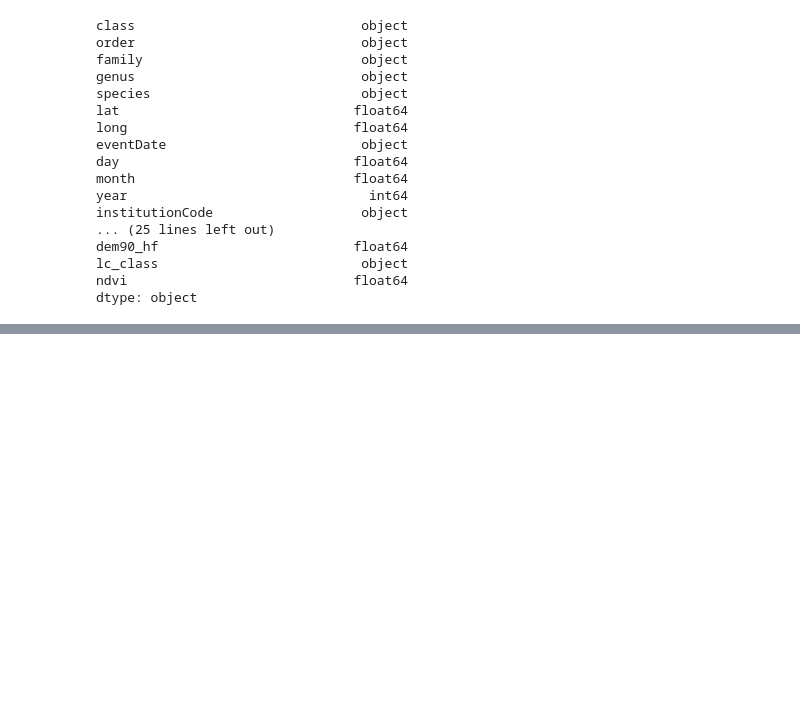
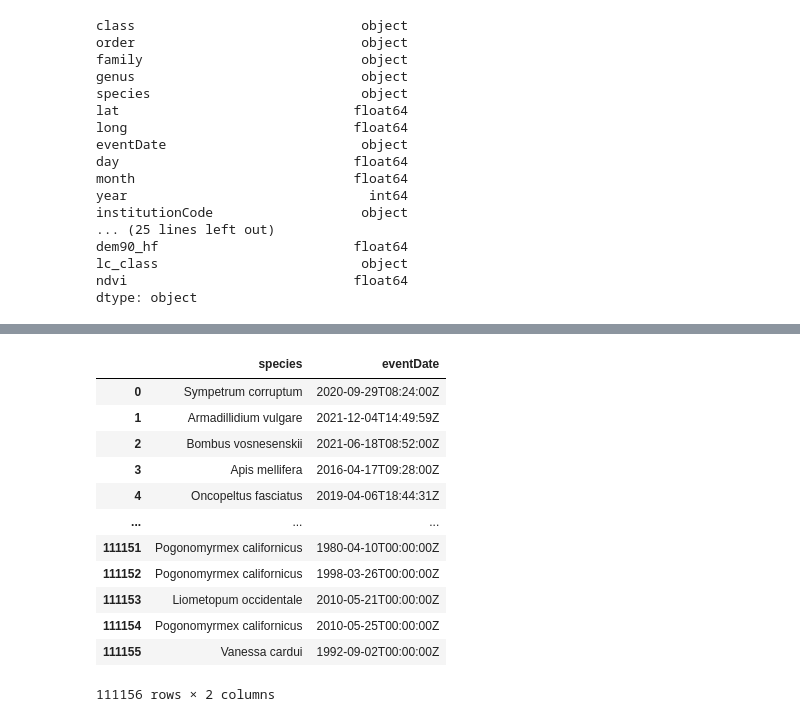
Before and after one commit to kylienewcomer/eds220-2025-sections, a Jupyter notebook: week1/section-1-data-selection-drylands.ipynb, the cells around one changed output, grey strips where cells are left out. Saved outputs shown, nothing was run; the diff lists cells and outputs as text; code cells hidden in the pictures; blank space fills up the shorter version.

```diff
--- a/week1/section-1-data-selection-drylands.ipynb
+++ b/week1/section-1-data-selection-drylands.ipynb
@@ -171,0 +227,17 @@ dtype: object
+# %%
+prey_columns = prey[['species','eventDate']]
+prey_columns
+# %% [output]
+|  | species | eventDate |
+| 0 | Sympetrum corruptum | 2020-09-29T08:24:00Z |
+| 1 | Armadillidium vulgare | 2021-12-04T14:49:59Z |
+| 2 | Bombus vosnesenskii | 2021-06-18T08:52:00Z |
+| 3 | Apis mellifera | 2016-04-17T09:28:00Z |
+| 4 | Oncopeltus fasciatus | 2019-04-06T18:44:31Z |
+| ... | ... | ... |
+| 111151 | Pogonomyrmex californicus | 1980-04-10T00:00:00Z |
+| 111152 | Pogonomyrmex californicus | 1998-03-26T00:00:00Z |
+| 111153 | Liometopum occidentale | 2010-05-21T00:00:00Z |
+| 111154 | Pogonomyrmex californicus | 2010-05-25T00:00:00Z |
+| 111155 | Vanessa cardui | 1992-09-02T00:00:00Z |
+111156 rows × 2 columns
```
Also changed, not shown: parts of 6 cells of this notebook.
